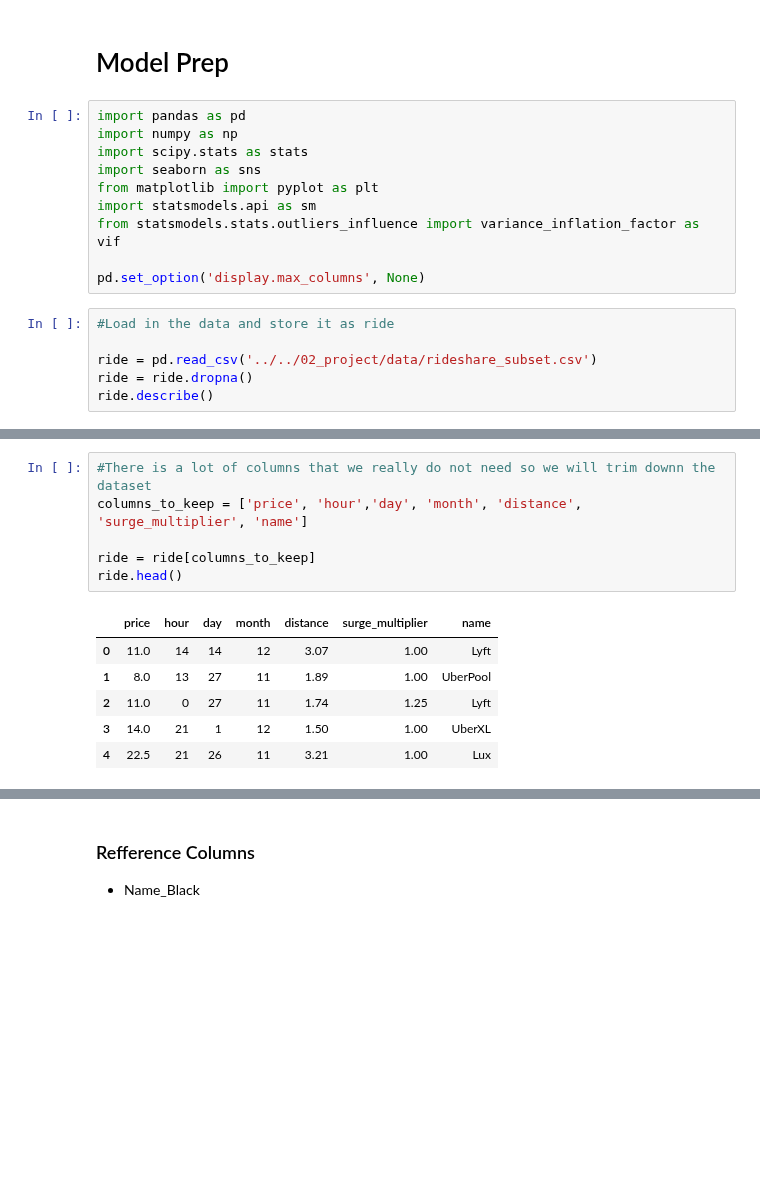
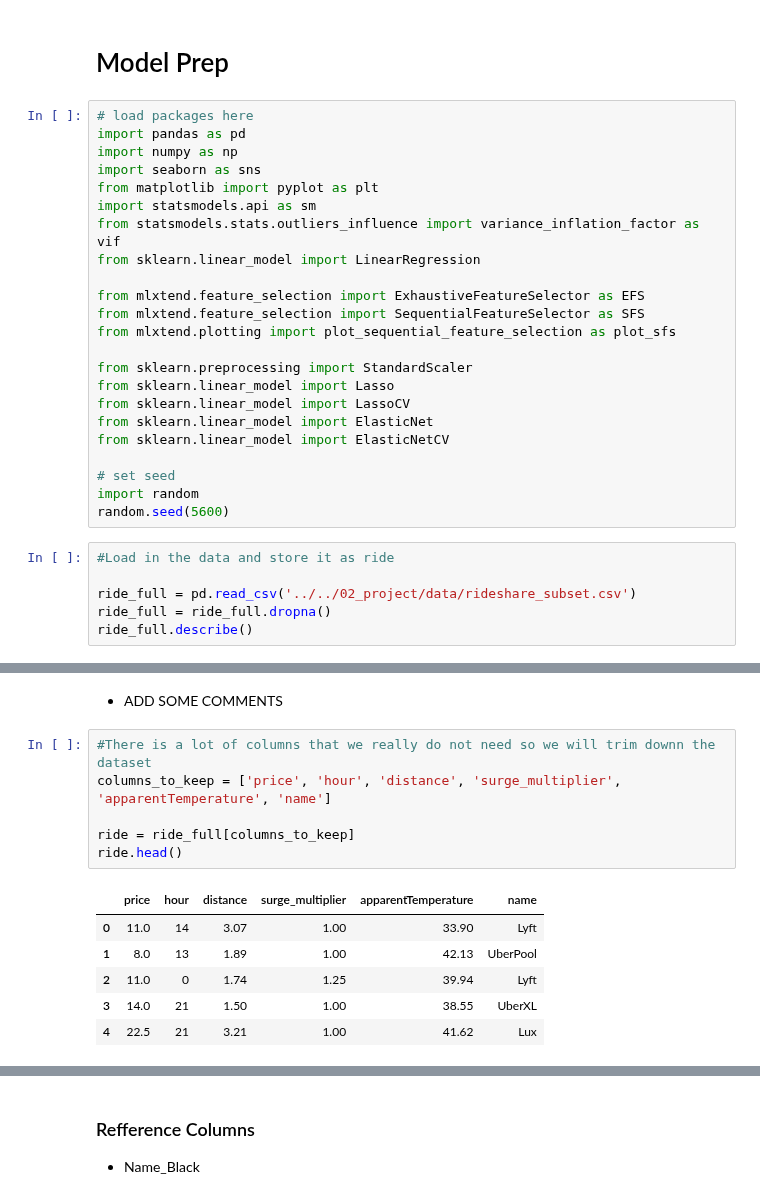
Before and after one commit to ksbuffaloe/Data-5600, a Jupyter notebook: 02_project/scripts/rideshare_projects.ipynb, the cells around one changed output, grey strips where cells are left out. Saved outputs shown, nothing was run; the diff lists cells and outputs as text; blank space fills up the shorter version.

```diff
--- a/02_project/scripts/rideshare_projects.ipynb
+++ b/02_project/scripts/rideshare_projects.ipynb
@@ -3,21 +5,34 @@
 # %% [markdown]
 # Model Prep
-# %%
-import pandas as pd
-import numpy as np
-import scipy.stats as stats
-import seaborn as sns
-from matplotlib import pyplot as plt
-import statsmodels.api as sm
-from statsmodels.stats.outliers_influence import variance_inflation_factor as vif
-
-pd.set_option('display.max_columns', None)
+# %%
+# load packages here
+import pandas as pd
+import numpy as np
+import seaborn as sns
+from matplotlib import pyplot as plt
+import statsmodels.api as sm
+from statsmodels.stats.outliers_influence import variance_inflation_factor as vif
+from sklearn.linear_model import LinearRegression
+
+from mlxtend.feature_selection import ExhaustiveFeatureSelector as EFS
+from mlxtend.feature_selection import SequentialFeatureSelector as SFS
+from mlxtend.plotting import plot_sequential_feature_selection as plot_sfs
+
+from sklearn.preprocessing import StandardScaler
+from sklearn.linear_model import Lasso
+from sklearn.linear_model import LassoCV
+from sklearn.linear_model import ElasticNet
+from sklearn.linear_model import ElasticNetCV
+
+# set seed
+import random
+random.seed(5600)
 # %%
 #Load in the data and store it as ride
 
-ride = pd.read_csv('../../02_project/data/rideshare_subset.csv')
-ride = ride.dropna()
-ride.describe()
+ride_full = pd.read_csv('../../02_project/data/rideshare_subset.csv')
+ride_full = ride_full.dropna()
+ride_full.describe()
 # %% [output]
 |  | timestamp | hour | day | month | price | distance | surge_multiplier | latitude | longitude | ... |
 | count | 4.577000e+03 | 4577.000000 | 4577.000000 | 4577.000000 | 4577.000000 | 4577.000000 | 4577.000000 | 4577.000000 | 4577.000000 | ... |
@@ -28,19 +43,21 @@ ride.describe()
 | 50% | 1.543746e+09 | 12.000000 | 17.000000 | 12.000000 | 14.000000 | 2.210000 | 1.000000 | 42.351900 | -71.063100 | ... |
 | 75% | 1.544831e+09 | 18.000000 | 28.000000 | 12.000000 | 22.500000 | 2.960000 | 1.000000 | 42.364700 | -71.054200 | ... |
 | max | 1.545160e+09 | 23.000000 | 30.000000 | 12.000000 | 62.500000 | 7.460000 | 2.500000 | 42.366100 | -71.033000 | ... |
+# %% [markdown]
+- ADD SOME COMMENTS
 # %%
 #There is a lot of columns that we really do not need so we will trim downn the dataset
-columns_to_keep = ['price', 'hour','day', 'month', 'distance', 'surge_multiplier', 'name']
+columns_to_keep = ['price', 'hour', 'distance', 'surge_multiplier', 'apparentTemperature', 'name']
 
-ride = ride[columns_to_keep]
+ride = ride_full[columns_to_keep]
 ride.head()
 # %% [output]
-|  | price | hour | day | month | distance | surge_multiplier | name |
-| 0 | 11.0 | 14 | 14 | 12 | 3.07 | 1.00 | Lyft |
-| 1 | 8.0 | 13 | 27 | 11 | 1.89 | 1.00 | UberPool |
-| 2 | 11.0 | 0 | 27 | 11 | 1.74 | 1.25 | Lyft |
-| 3 | 14.0 | 21 | 1 | 12 | 1.50 | 1.00 | UberXL |
-| 4 | 22.5 | 21 | 26 | 11 | 3.21 | 1.00 | Lux |
+|  | price | hour | distance | surge_multiplier | apparentTemperature | name |
+| 0 | 11.0 | 14 | 3.07 | 1.00 | 33.90 | Lyft |
+| 1 | 8.0 | 13 | 1.89 | 1.00 | 42.13 | UberPool |
+| 2 | 11.0 | 0 | 1.74 | 1.25 | 39.94 | Lyft |
+| 3 | 14.0 | 21 | 1.50 | 1.00 | 38.55 | UberXL |
+| 4 | 22.5 | 21 | 3.21 | 1.00 | 41.62 | Lux |
 # %%
 #get the dummies for categorical data
 
```
Also changed, not shown: parts of 20 cells of this notebook.
